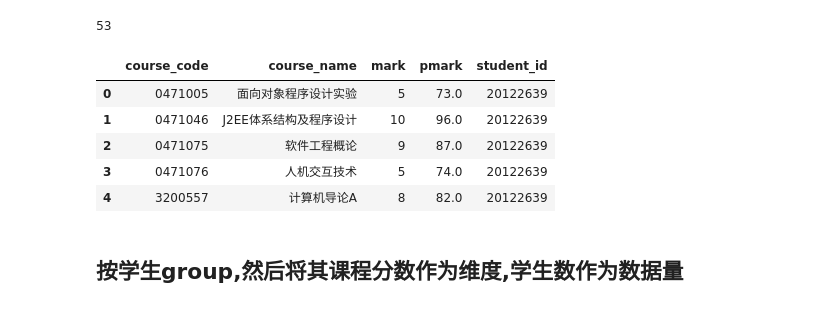
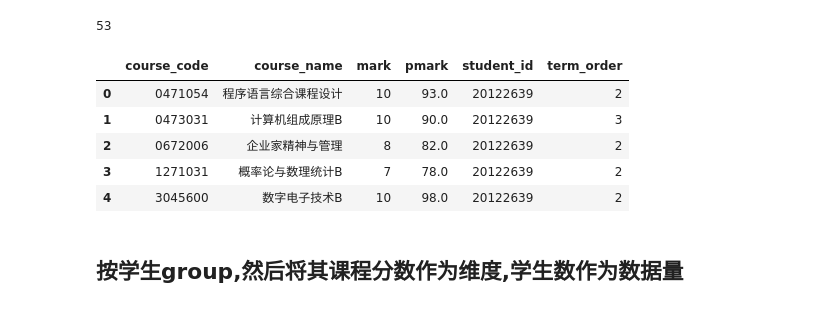
Before and after one commit to mycodefarm/notebook, a Jupyter notebook: relation-008-fp-growth.ipynb, the cells around one changed output. Cells and saved outputs as stored; diff of their text form; code cells hidden in the pictures.

```diff
--- a/relation-008-fp-growth.ipynb
+++ b/relation-008-fp-growth.ipynb
@@ -6,5 +6,5 @@ import pyfpgrowth
 # %%
 sql = "select t.Course_code as course_code from train_plan_course t,train_plan_credit c where t.Course_big_type_id=c.sid \
 and t.Grade='2014' and c.type_name like '%专业%'  and t.Speciality_code='0408'"
-code = [d['course_code'] for d in jutil.load_data(sql)]
+code_s = [d['course_code'] for d in jutil.load_data(sql)]
 # %%
@@ -12,15 +12,15 @@ len(set(code))
 # %% [output]
 53
 # %%
-sql = "select student_id,course_name,course_code,pmark,mark from view_stu_course_mark where speciality_code='0408' and grade='2014'"
+sql = "select student_id,course_name,course_code,pmark,mark,term_order from view_stu_course_mark where speciality_code='0408' and grade='2014'"
 df = jutil.load_pd_df(sql)
 df.head()
 # %% [output]
-|  | course_code | course_name | mark | pmark | student_id |
-| 0 | 0471005 | 面向对象程序设计实验 | 5 | 73.0 | 20122639 |
-| 1 | 0471046 | J2EE体系结构及程序设计 | 10 | 96.0 | 20122639 |
-| 2 | 0471075 | 软件工程概论 | 9 | 87.0 | 20122639 |
-| 3 | 0471076 | 人机交互技术 | 5 | 74.0 | 20122639 |
-| 4 | 3200557 | 计算机导论A | 8 | 82.0 | 20122639 |
+|  | course_code | course_name | mark | pmark | student_id | term_order |
+| 0 | 0471054 | 程序语言综合课程设计 | 10 | 93.0 | 20122639 | 2 |
+| 1 | 0473031 | 计算机组成原理B | 10 | 90.0 | 20122639 | 3 |
+| 2 | 0672006 | 企业家精神与管理 | 8 | 82.0 | 20122639 | 2 |
+| 3 | 1271031 | 概率论与数理统计B | 7 | 78.0 | 20122639 | 2 |
+| 4 | 3045600 | 数字电子技术B | 10 | 98.0 | 20122639 | 2 |
 # %%
 # 选出了与专业相关的课程
```
Also changed, not shown: parts of 27 cells of this notebook.
